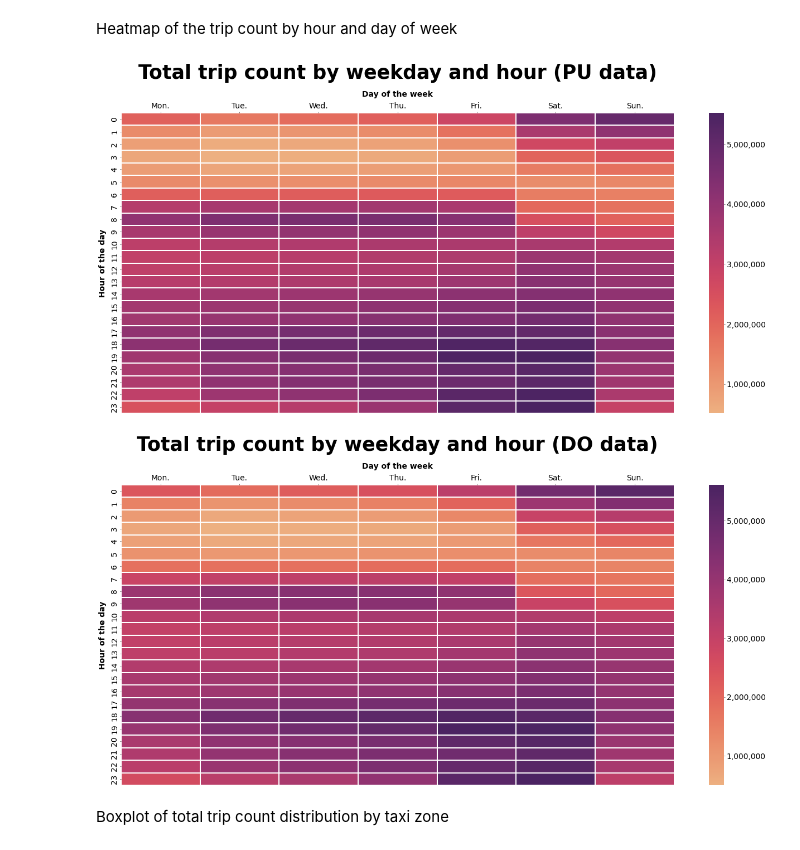
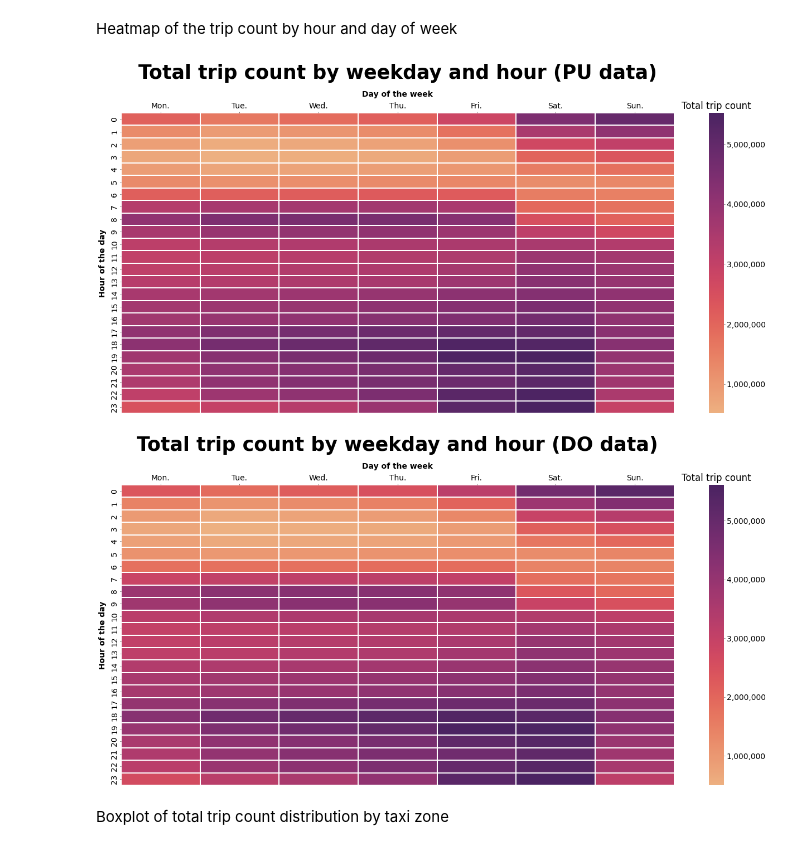
Before and after one commit to floivanhin/Bachelor-Thesis, a Jupyter notebook: Distributions.ipynb, the cells around one changed output. Drawn from its saved outputs; the diff is of its cells as text; code cells hidden in the pictures.

```diff
--- a/Distributions.ipynb
+++ b/Distributions.ipynb
@@ -382,8 +382,8 @@ ax.xaxis.tick_top()
 ax.xaxis.set_label_position("top")
 
 cbar = ax.collections[0].colorbar
-
 cbar.ax.yaxis.set_major_formatter(ticker.FuncFormatter(lambda x, p: format(int(x), ",")))
+cbar.ax.set_title("Total trip count", pad=10)
 
 plt.savefig("Plots\Distributions\TripCount\PUsDailyHourlyHeatmap.png",dpi=300)
 plt.show()
@@ -392,36 +392,36 @@ plt.show()
 heatmap_DOs = pd.pivot_table(
     DOs_df,
     values="trip_count",
     index="hour",
     columns="DayOfWeek",
     aggfunc="sum"
 )
 
 plt.figure(figsize=(32,14))
 ax = sns.heatmap(
     data=heatmap_DOs,
     cmap="flare",
     linewidth=0.5,
     annot=False
 )
 
 plt.title("Total trip count by weekday and hour (DO data)",
           fontsize=50,fontweight="bold",pad=30)
 ax.set_xlabel("Day of the week", fontweight="bold",labelpad=15)
 ax.set_xticklabels(["Mon.","Tue.","Wed.","Thu.","Fri.","Sat.","Sun."])
 ax.set_ylabel("Hour of the day", fontweight="bold",labelpad=10)
 ax.xaxis.tick_top()
 ax.xaxis.set_label_position("top")
 
 cbar = ax.collections[0].colorbar
-
 cbar.ax.yaxis.set_major_formatter(ticker.FuncFormatter(lambda x, p: format(int(x), ",")))
+cbar.ax.set_title("Total trip count", pad=10)
 
 plt.savefig("Plots\Distributions\TripCount\DOsDailyHourlyHeatmap.png",dpi=300)
 plt.show()
 # %% [output]
-[figure, old version]
+[figure, new version]
-[figure, old version]
+[figure, new version]
 # %% [markdown]
 Boxplot of total trip count distribution by taxi zone
 # %%
```
